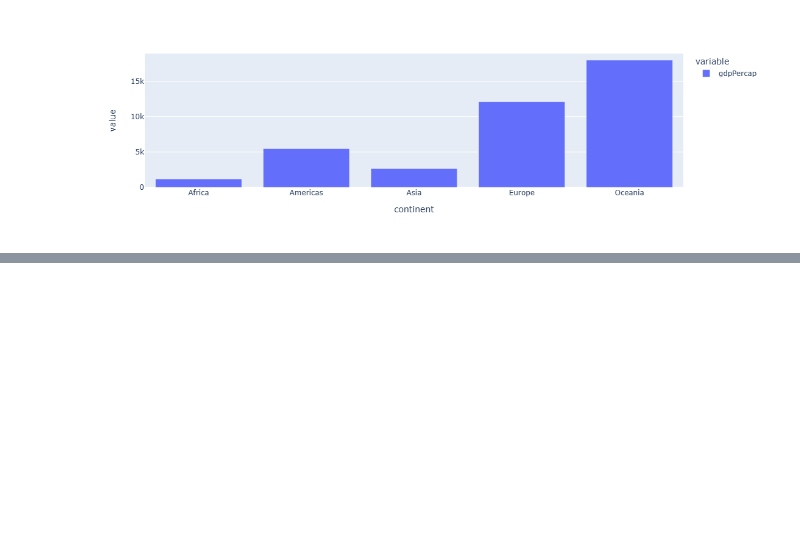
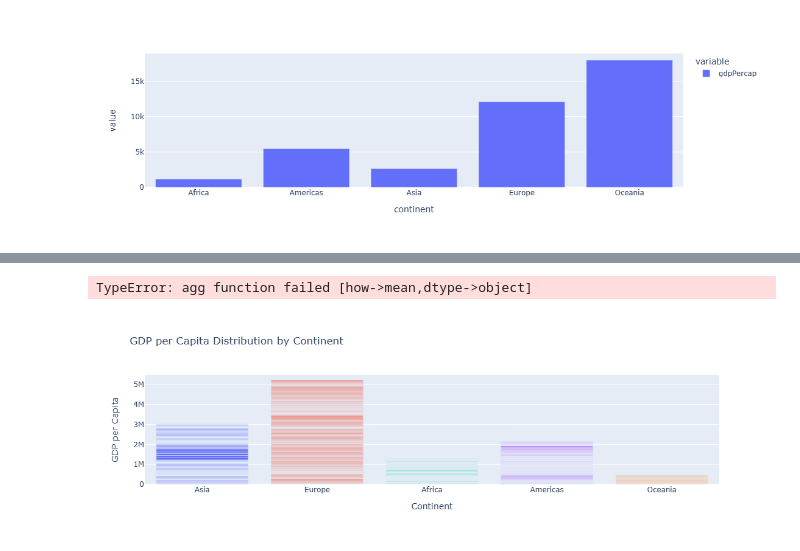
Before and after one commit to elmunoz42/python-plots, a Jupyter notebook: plot-examples.ipynb, the cells around one changed output, grey strips where cells are left out. Saved outputs shown, nothing was run; the diff lists cells and outputs as text; code cells hidden in the pictures; blank space fills up the shorter version.

```diff
--- a/plot-examples.ipynb
+++ b/plot-examples.ipynb
@@ -81,0 +141,34 @@ px.bar(ans4)
+# %%
+### GRADED
+
+ans3a = gapminder.groupby('continent').agg(['mean','std','median'])[['lifeExp']]
+ans3a.columns = [" ".join(c) for c in ans3a.columns.to_flat_index()]
+ans3b = ans3a.sort_values(by='lifeExp median', ascending=False)
+
+# Answer check
+print(ans3a)
+print(ans3b)
+# %% [output]
+TypeError: agg function failed [how->mean,dtype->object]
+# %%
+# How do continents differ regarding maximum and minimum GDP per capita records? Ordered by range size...
+def column_range(col):
+    return col.max() - col.min()
+gdp_delta_range_per_continent = gapminder.groupby('continent')[['gdpPercap']].apply(column_range).sort_values(by='gdpPercap', ascending=False)
+# Create a box plot of GDP per capita for each continent
+fig = px.bar(gapminder, x='continent', y='gdpPercap',
+             title='GDP per Capita Distribution by Continent',
+             labels={'continent': 'Continent', 'gdpPercap': 'GDP per Capita'},
+             color='continent')
+
+# Customize the layout
+fig.update_layout(
+    xaxis_title='Continent',
+    yaxis_title='GDP per Capita',
+    showlegend=False
+)
+
+# Display the plot
+fig.show()
+# %% [output]
+[figure, added]
```
Also changed, not shown: parts of 10 cells of this notebook.
